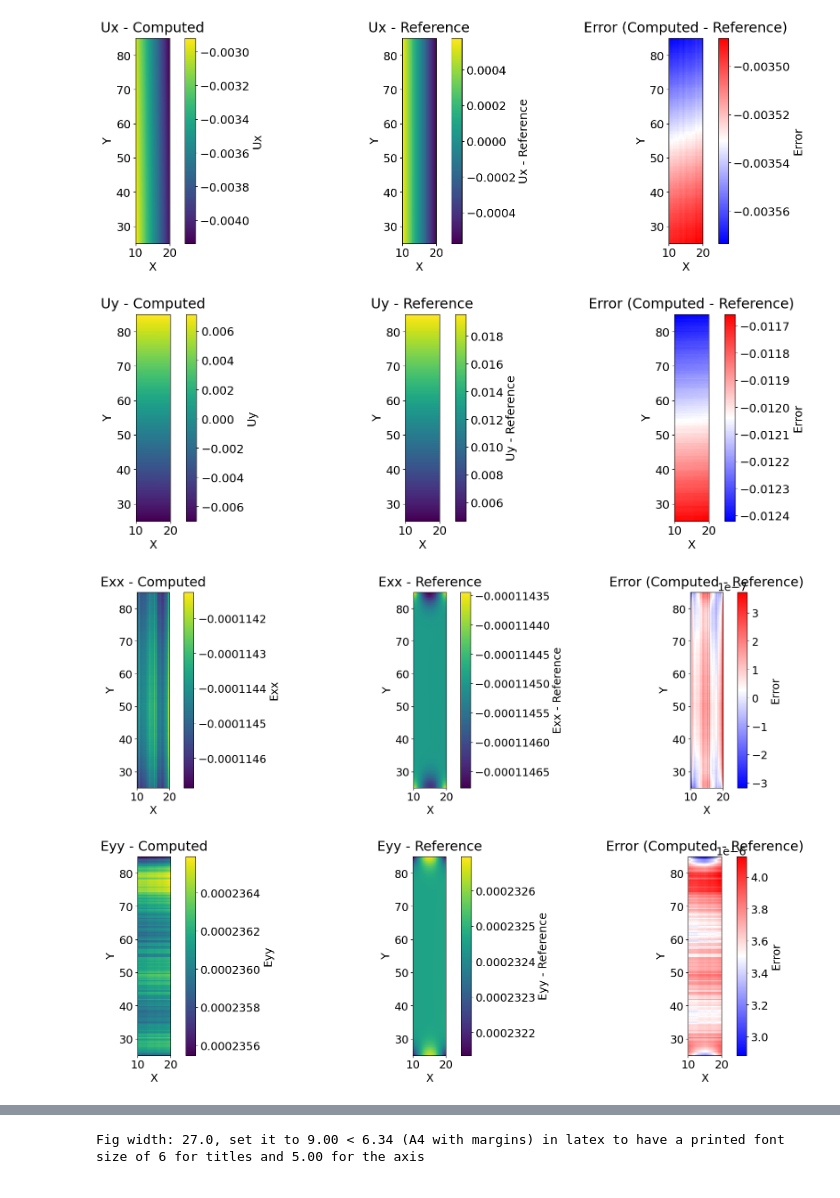
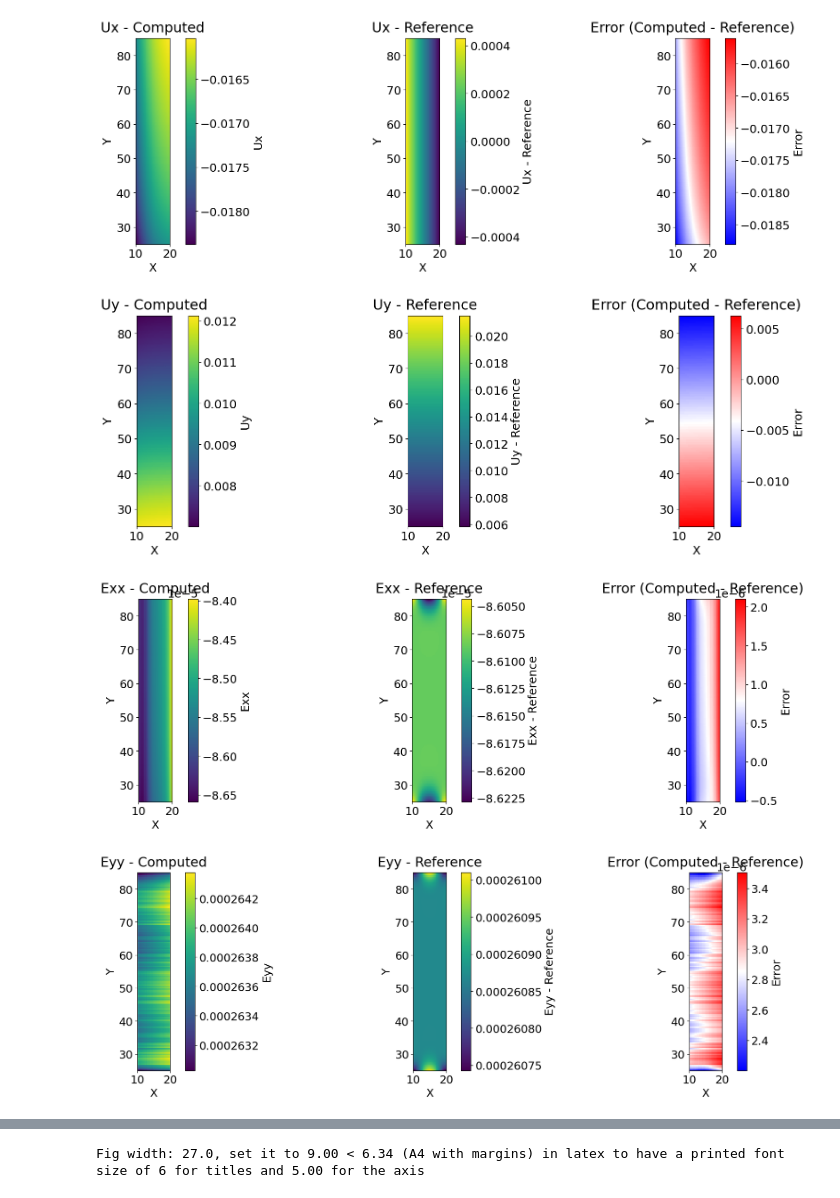
Before and after one commit to nickrummens/PINN-MT2.0, a Jupyter notebook: dogbone/plot/plot_one_run.ipynb, the cells around one changed output, grey strips where cells are left out. Cells and saved outputs as stored; diff of their text form; code cells hidden in the pictures.

```diff
--- a/dogbone/plot/plot_one_run.ipynb
+++ b/dogbone/plot/plot_one_run.ipynb
@@ -163,22 +165,24 @@ y_max_ROI = L_u
 
 from scipy.interpolate import RegularGridInterpolator
 dir_path = r"../data_fem"
-data = np.loadtxt(os.path.join(dir_path, "fem_solution_dogbone_experiments.dat"))
+data = np.loadtxt(os.path.join(dir_path, "fem_solution_dogbone_experiments_ROI.dat"))
 X_val      = data[:, :2]
 u_val      = data[:, 2:4]
 strain_val = data[:, 4:7]
 stress_val = data[:, 7:10]
 solution_val = np.hstack((u_val, strain_val, stress_val))
 n_mesh_points = [40, 140]
-x_grid = np.linspace(0, x_max_FEM, n_mesh_points[0])
-y_grid = np.linspace(0, y_max_FEM, n_mesh_points[1])
+x_grid = np.linspace(offs_x, offs_x + x_max_ROI, n_mesh_points[0])
+y_grid = np.linspace(offs_y, offs_y + y_max_ROI, n_mesh_points[1])
 interpolators = [RegularGridInterpolator((x_grid, y_grid),
                                           solution_val[:, i].reshape(140, 40).T)
                  for i in range(solution_val.shape[1])]
 func = lambda x: np.array([interp((x[:, 0], x[:, 1])) for interp in interpolators]).T
 
-x_plot = np.linspace(0, 20, 40)
-y_plot = np.linspace(offs_y, offs_y + y_max_ROI , 140)
+# x_plot = np.linspace(0, 20, 40)
+# y_plot = np.linspace(offs_y, offs_y + y_max_ROI , 140)
+x_plot = x_grid
+y_plot = y_grid
 
 X, Y = np.meshgrid(x_plot, y_plot)
 
@@ -239,34 +243,34 @@ for fid in fields_plotted:
     difference = computed_values - reference_values
 
     # Create a figure with three subplots
     fig, axes = plt.subplots(1, 3, figsize=(20, 6))  # 1 row, 3 columns
 
     # First plot (left) - Computed values
     im1 = axes[0].imshow(computed_values, cmap='viridis', interpolation='nearest', extent=[10, 20, 25, 85], origin='lower')
     axes[0].set_title(f"{field_name} - Computed", pad=10)
     axes[0].set_xlabel("X")
     axes[0].set_ylabel("Y")
     fig.colorbar(im1, ax=axes[0], label=f"{field_name}")
 
     # Second plot (middle) - Reference values
     im2 = axes[1].imshow(reference_values, cmap='viridis', interpolation='nearest', extent=[10, 20, 25, 85], origin='lower')
     axes[1].set_title(f"{field_name} - Reference", pad=10)
     axes[1].set_xlabel("X")
     axes[1].set_ylabel("Y")
     fig.colorbar(im2, ax=axes[1], label=f"{field_name} - Reference")
 
     # Third plot (right) - Errors
     im3 = axes[2].imshow(difference, cmap='bwr', interpolation='nearest', extent=[10, 20, 25, 85], origin='lower')
     axes[2].set_title(f"Error (Computed - Reference)", pad=10)
     axes[2].set_xlabel("X")
     axes[2].set_ylabel("Y")
     fig.colorbar(im3, ax=axes[2], label="Error")
 
     # Show the figure
     plt.tight_layout()  # Adjust layout to prevent overlap
     plt.show()
 # %% [output]
-[figure, old version]
+[figure, new version]
-[figure, old version]
+[figure, new version]
-[figure, old version]
+[figure, new version]
-[figure, old version]
+[figure, new version]
```
Also changed, not shown: parts of 3 cells of this notebook, 25 other files.
